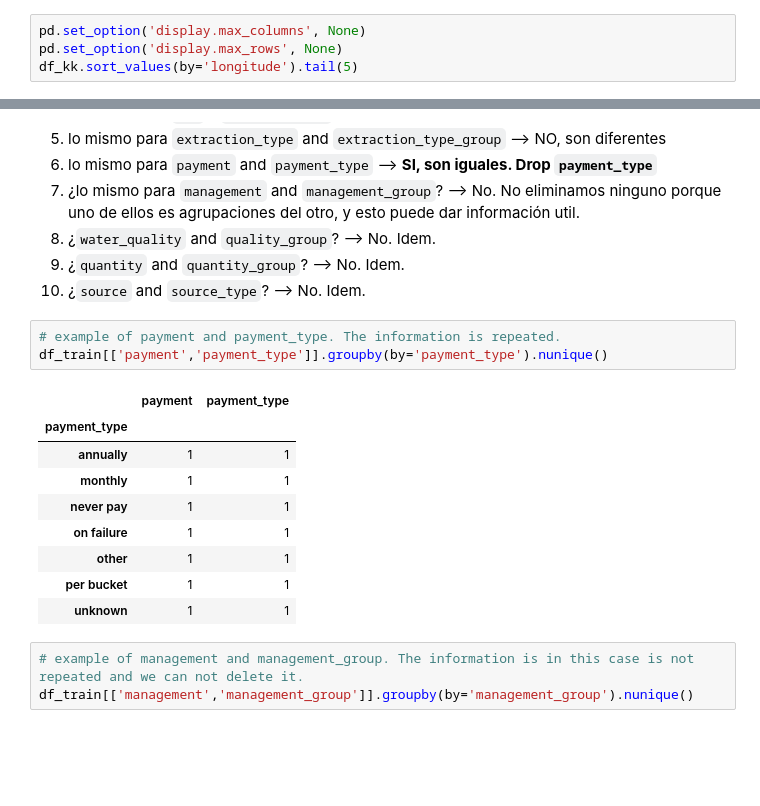
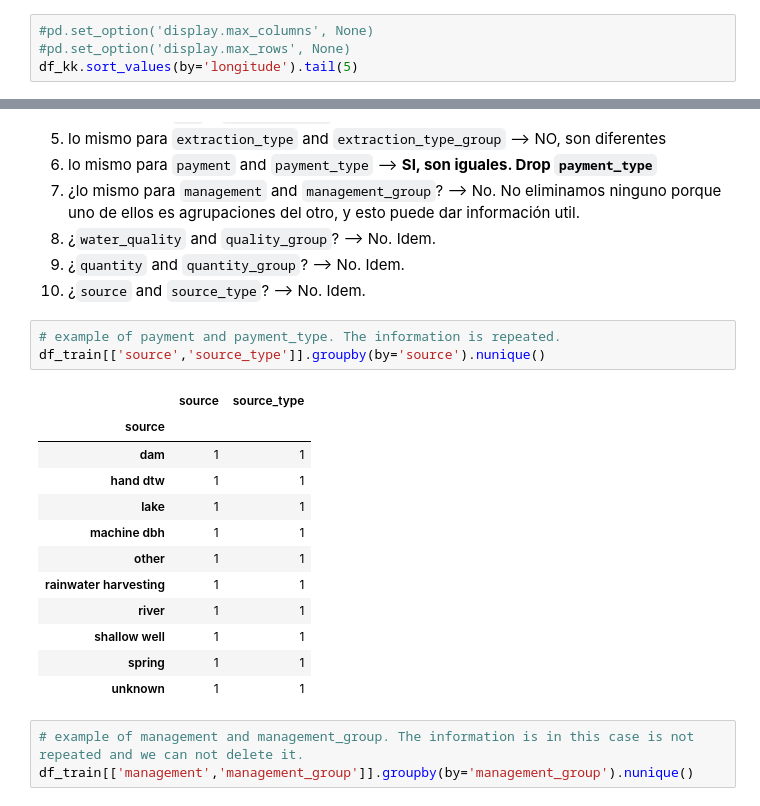
Before and after one commit to PCerralbo/Pump_it_Up_DDriven, a Jupyter notebook: first_attempt.ipynb, the cells around one changed output, grey strips where cells are left out. Saved outputs shown, nothing was run; the diff lists cells and outputs as text; blank space fills up the shorter version.

```diff
--- a/first_attempt.ipynb
+++ b/first_attempt.ipynb
@@ -188,8 +188,8 @@ Shape of dataframe with duplicated rows:  (90, 40)
 # %% [markdown]
 Estas las vamos a mirar a mano. (Una a una)
 # %%
-pd.set_option('display.max_columns', None)
-pd.set_option('display.max_rows', None)
+#pd.set_option('display.max_columns', None)
+#pd.set_option('display.max_rows', None)
 df_kk.sort_values(by='longitude').tail(5)
 # %% [output]
 |  | amount_tsh | date_recorded | funder | gps_height | installer | longitude | latitude | wpt_name | num_private | ... |
@@ -252,16 +254,19 @@ Algunas variables a eliminar (a priori):
 10. ¿`source` and `source_type`? --> No. Idem.
 # %%
 # example of payment and payment_type. The information is repeated.
-df_train[['payment','payment_type']].groupby(by='payment_type').nunique()
+df_train[['source','source_type']].groupby(by='source').nunique()
 # %% [output]
-|  | payment | payment_type |
-| payment_type |  |  |
-| annually | 1 | 1 |
-| monthly | 1 | 1 |
-| never pay | 1 | 1 |
-| on failure | 1 | 1 |
+|  | source | source_type |
+| source |  |  |
+| dam | 1 | 1 |
+| hand dtw | 1 | 1 |
+| lake | 1 | 1 |
+| machine dbh | 1 | 1 |
 | other | 1 | 1 |
-| per bucket | 1 | 1 |
+| rainwater harvesting | 1 | 1 |
+| river | 1 | 1 |
+| shallow well | 1 | 1 |
+| spring | 1 | 1 |
 | unknown | 1 | 1 |
 # %%
 # example of management and management_group. The information is in this case is not repeated and we can not delete it.
```
Also changed, not shown: parts of 2 cells of this notebook, 10 other files.
